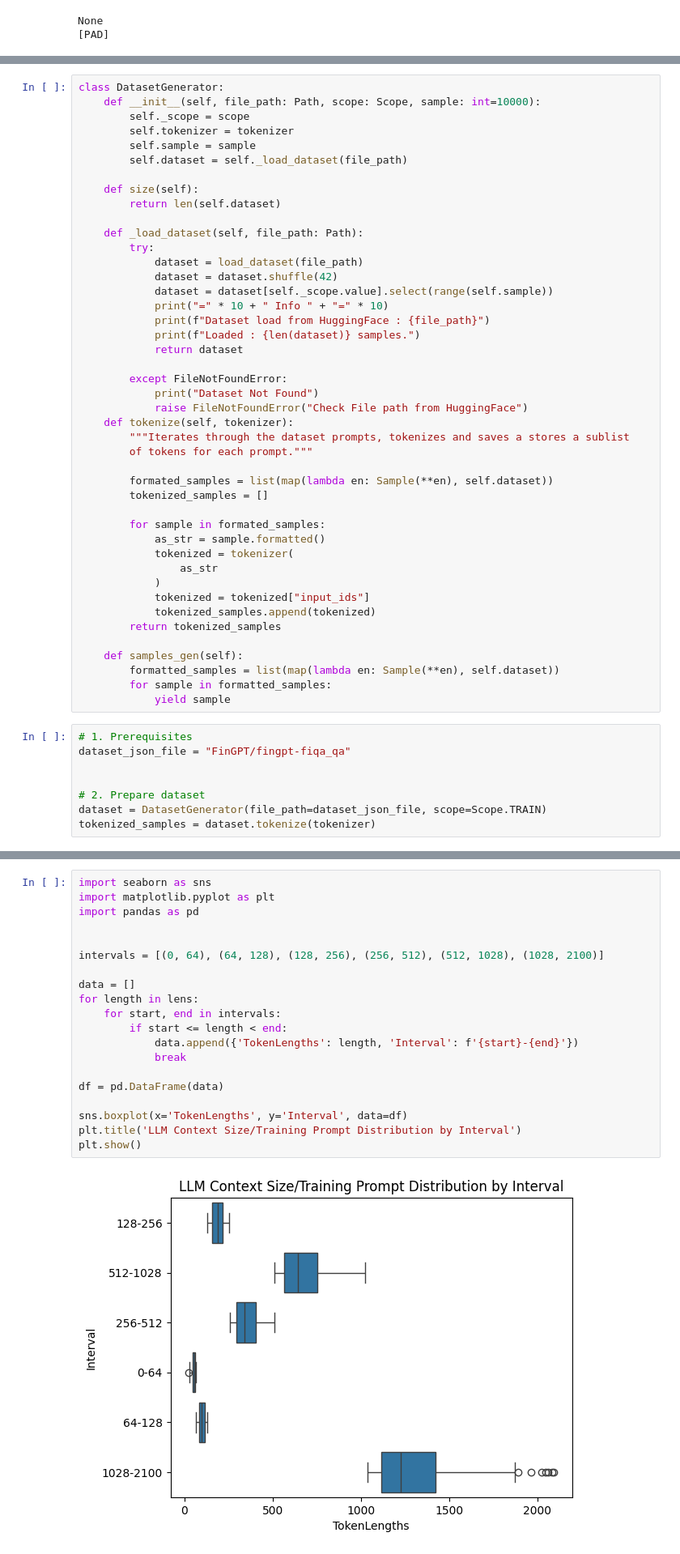
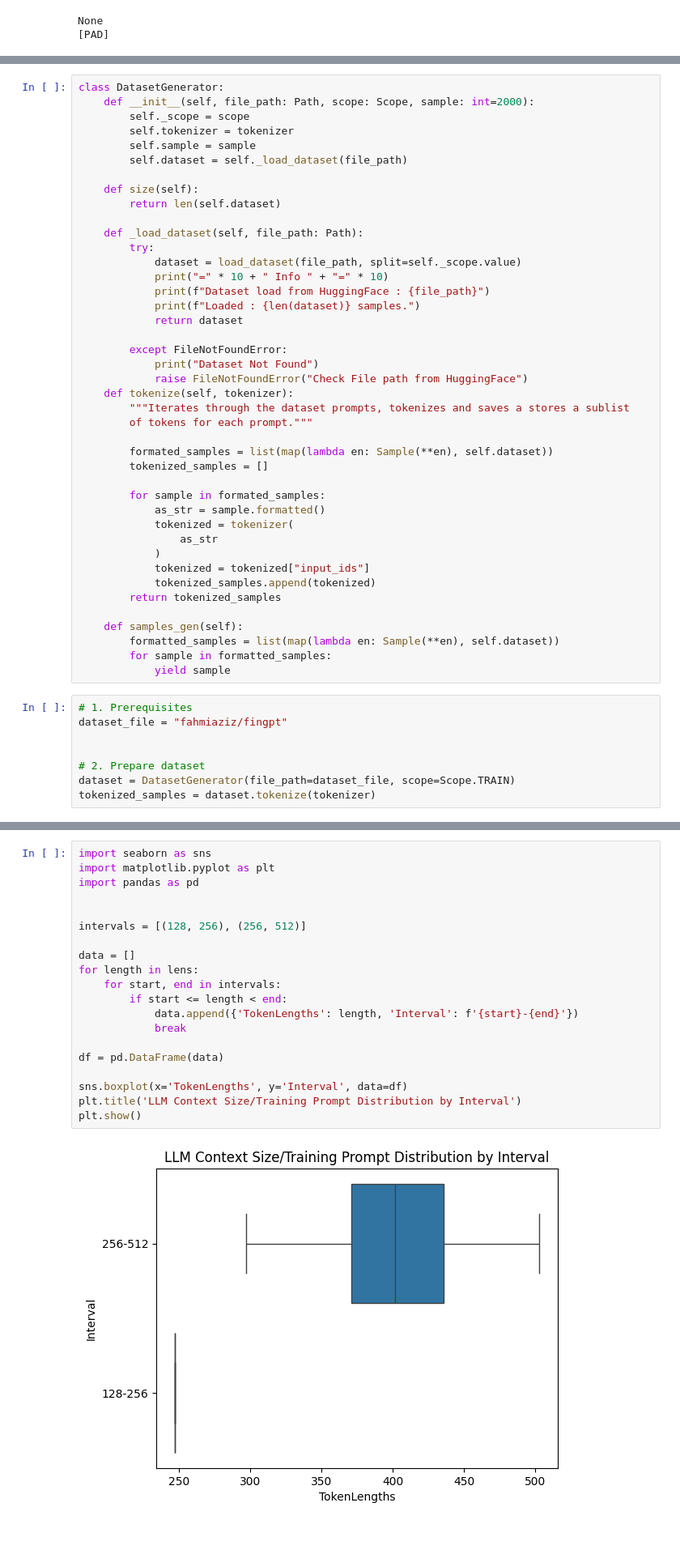
Before and after one commit to fahmiaziz98/llms, a Jupyter notebook: dataset_analysis.ipynb, the cells around one changed output, grey strips where cells are left out. Shown at 81% size. Saved outputs shown, nothing was run; the diff lists cells and outputs as text.

Commit message:
init

```diff
--- a/dataset_analysis.ipynb
+++ b/dataset_analysis.ipynb
@@ -67,7 +70,7 @@ class Sample:
         return complete
 # %%
 class DatasetGenerator:
-    def __init__(self, file_path: Path, scope: Scope, sample: int=10000):
+    def __init__(self, file_path: Path, scope: Scope, sample: int=2000):
         self._scope = scope
         self.tokenizer = tokenizer
         self.sample = sample
@@ -78,9 +81,7 @@ class DatasetGenerator:
 
     def _load_dataset(self, file_path: Path):
         try:
-            dataset = load_dataset(file_path)
-            dataset = dataset.shuffle(42)
-            dataset = dataset[self._scope.value].select(range(self.sample))
+            dataset = load_dataset(file_path, split=self._scope.value)
             print("=" * 10 + " Info " + "=" * 10)
             print(f"Dataset load from HuggingFace : {file_path}")
             print(f"Loaded : {len(dataset)} samples.")
@@ -111,11 +112,11 @@ class DatasetGenerator:
             yield sample
 # %%
 # 1. Prerequisites
-dataset_json_file = "FinGPT/fingpt-fiqa_qa"
+dataset_file = "fahmiaziz/fingpt"
 
 
 # 2. Prepare dataset
-dataset = DatasetGenerator(file_path=dataset_json_file, scope=Scope.TRAIN)
+dataset = DatasetGenerator(file_path=dataset_file, scope=Scope.TRAIN)
 tokenized_samples = dataset.tokenize(tokenizer)
 # %% [output]
 ========== Info ==========
@@ -204,25 +206,25 @@ Max selected ctx-window: 512 toks
 # %%
 import seaborn as sns
 import matplotlib.pyplot as plt
 import pandas as pd
 
 
-intervals = [(0, 64), (64, 128), (128, 256), (256, 512), (512, 1028), (1028, 2100)]
+intervals = [(128, 256), (256, 512)]
 
 data = []
 for length in lens:
     for start, end in intervals:
         if start <= length < end:
             data.append({'TokenLengths': length, 'Interval': f'{start}-{end}'})
             break
 
 df = pd.DataFrame(data)
 
 sns.boxplot(x='TokenLengths', y='Interval', data=df)
 plt.title('LLM Context Size/Training Prompt Distribution by Interval')
 plt.show()
 # %% [output]
-[figure, old version]
+[figure, new version]
 # %% [markdown]
 ## EDA-04 WordCloud Analysis
 - Visual representation of most representative words
```
Also changed, not shown: parts of 10 cells of this notebook.
